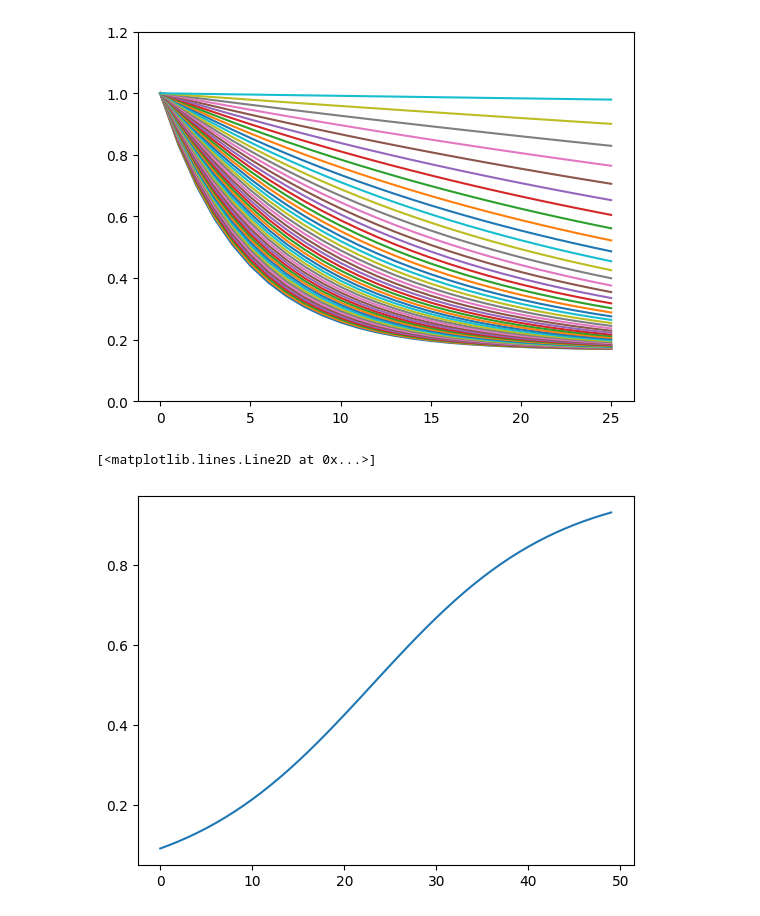
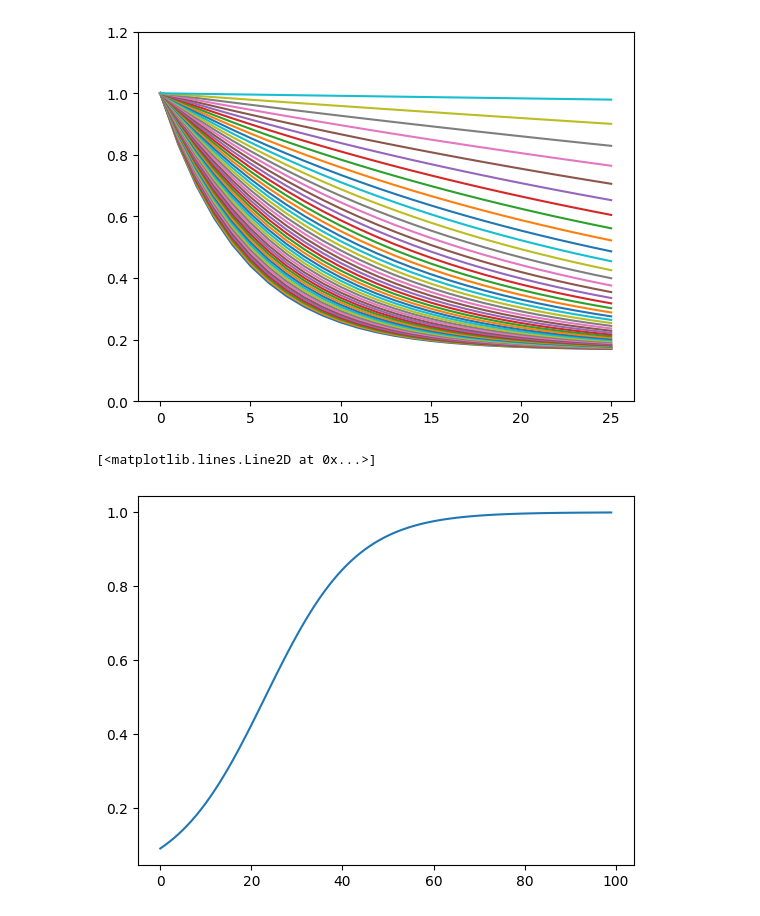
Before and after one commit to Leo00010011/From-Noisy-Eye-Tracking-To-Scanpath, a Jupyter notebook: src/notebooks/test_gaussian_fourier.ipynb, the cells around one changed output. Drawn from its saved outputs; the diff is of its cells as text; code cells hidden in the pictures.

```diff
--- a/src/notebooks/test_gaussian_fourier.ipynb
+++ b/src/notebooks/test_gaussian_fourier.ipynb
@@ -54,10 +54,10 @@ plt.show()
 # %% [output]
 [figure]
 # %%
-epochs = torch.arange(0,50)
+epochs = torch.arange(0,100)
 k = 10
 epsilon = k / (k + torch.exp(epochs / k))
 plt.plot(epochs,1 - epsilon)
 # %% [output]
 [<matplotlib.lines.Line2D at 0x...>]
-[figure, old version]
+[figure, new version]
```
Also changed, not shown: 1 other file.
